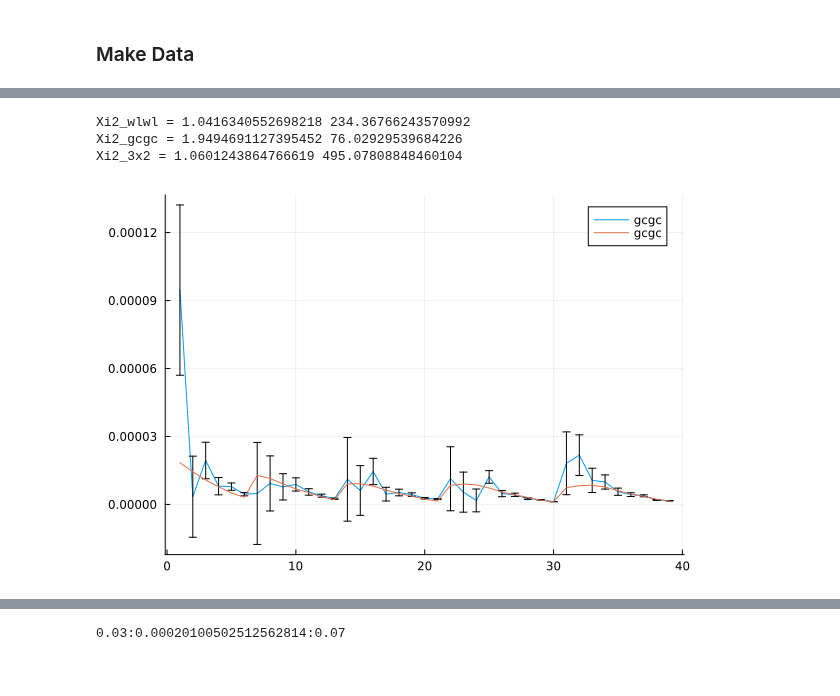
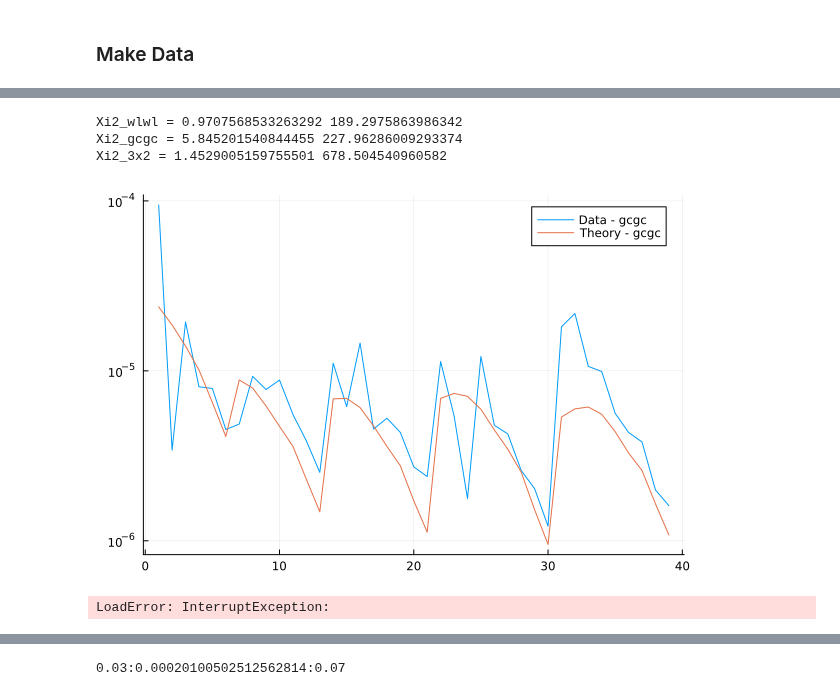
Before and after one commit to JaimeRZP/3x2_analytical, a Jupyter notebook: make_data.ipynb, the cells around one changed output, grey strips where cells are left out. Drawn from its saved outputs; the diff is of its cells as text; code cells hidden in the pictures.

```diff
--- a/make_data.ipynb
+++ b/make_data.ipynb
@@ -25,0 +20,20 @@ sacc = pyimport("sacc");
+# %%
+function nz_interpolate(z, nz, res; mode="linear")
+    if mode!="none"
+        if mode=="linear"
+            nz_int = linear_interpolation(z, nz;
+                extrapolation_bc=Line())
+        end
+        if mode=="cubic"
+            dz = mean(z[2:end] - z[1:end-1])
+            z_range = z[1]:dz:z[end]
+            nz_int = cubic_spline_interpolation(z_range, nz;
+                extrapolation_bc=Line())
+        end
+        zz_range = range(0.00001, stop=z[end], length=res)
+        nzz = nz_int(zz_range)
+        return zz_range, nzz
+    else
+        return z, nz
+    end
+end
@@ -349,21 +456,30 @@ model_3x2 (generic function with 1 method)
 # %%
 t_wlwl, Xi2_wlwl = model_wlwl()
+t_gcgc, Xi2_gcgc = model_gcgc()
 t_3x2, Xi2_3x2 = model_3x2()
-t_gcgc, Xi2_gcgc = model_gcgc()
 println("Xi2_wlwl = ", Xi2_wlwl/length(meta_wlwl.data), " ", Xi2_wlwl)
 println("Xi2_gcgc = ", Xi2_gcgc/length(meta_gcgc.data), " ", Xi2_gcgc)
 println("Xi2_3x2 = ", Xi2_3x2/length(meta_3x2.data), " ", Xi2_3x2)
 # %% [output]
-Xi2_wlwl = 1.0416340552698218 234.36766243570992
-Xi2_gcgc = 1.9494691127395452 76.02929539684226
-Xi2_3x2 = 1.0601243864766619 495.07808848460104
+Xi2_wlwl = 0.9707568533263292 189.2975863986342
+Xi2_gcgc = 5.845201540844455 227.96286009293374
+Xi2_3x2 = 1.4529005159755501 678.504540960582
 # %%
-plot(meta_gcgc.data, yerr=sqrt.(diag(meta_gcgc.cov)), label="gcgc")
-plot!(t_gcgc, label="gcgc")
+plot(meta_gcgc.data, yscale=:log10, label="Data - gcgc")
+plot!(t_gcgc, label="Theory - gcgc")
 # %% [output]
-[figure, old version]
+[figure, new version]
 # %%
 npzwrite("data/CosmoDC2/theories.npz",
     t_wlwl=t_wlwl,
     t_gcgc=t_gcgc,
     t_3x2=t_3x2)
+# %%
+dzs = zeros(5)
+wzs = ones(5)
+es = LinRange(-0.2, 0.2, 200)
+dzs_xi2_3x2 = [model_3x2(dzs_lens=dzs .+ e, dzs_source=dzs .+ e, data=t_3x2)[2] for e in es]
+dzs_xi2_gcgc = [model_gcgc(dzs_lens=dzs .+ e, data=t_gcgc)[2] for e in es]
+dzs_xi2_wlwl = [model_wlwl(dzs_source=dzs .+ e, data=t_wlwl)[2] for e in es]
+# %% [output]
+LoadError: InterruptException:
```
Also changed, not shown: parts of 15 cells of this notebook, 17 other files.
